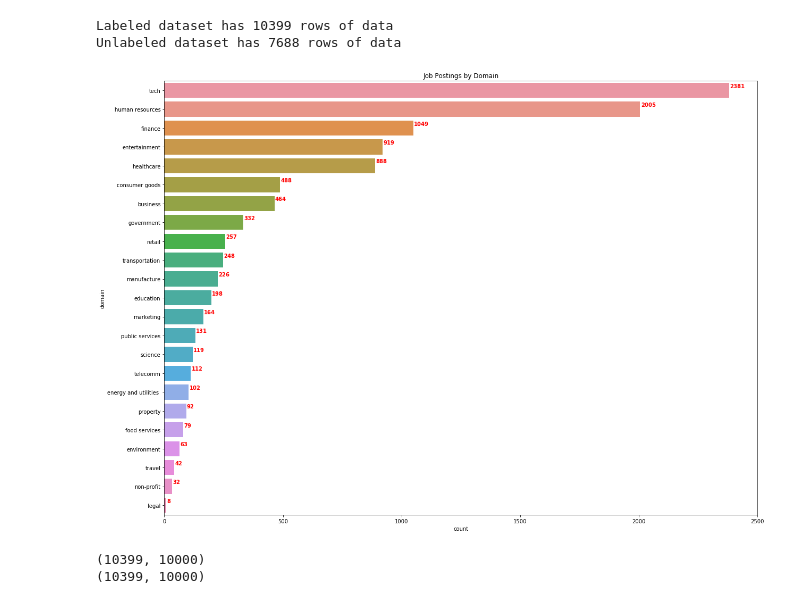
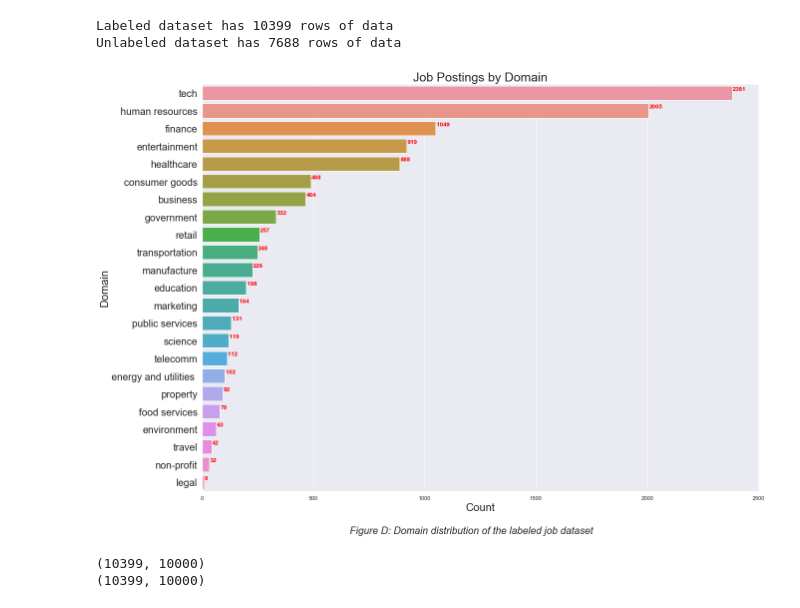
Before and after one commit to rachwyatt/capstone-project, a Jupyter notebook: model_notebooks/model_training_supervised.ipynb, the cells around one changed output. Cells and saved outputs as stored; diff of their text form; code cells hidden in the pictures.

```diff
--- a/model_notebooks/model_training_supervised.ipynb
+++ b/model_notebooks/model_training_supervised.ipynb
@@ -141,21 +141,27 @@ Unlabeled dataset has 7688 rows of data
 # %%
 # let's look at the number of job postings for each domain (from the labeled dataset)
 agg_df = labeled_df.job_domain.value_counts()
 plt.figure(figsize=(20,15))
+sns.set_theme()
 sns.barplot(agg_df, agg_df.index)
 
 # add annotation to each bar to show the counts
 for i, v in enumerate(agg_df):
     plt.text(v + 3, i -.15, str(v), color='red', fontweight='bold')
 
-plt.title('Job Postings by Domain')
-plt.ylabel('domain')
-plt.xlabel('count')
+# add title to the figure so it can be easily reference in our blog post
+plt.suptitle('Figure D: Domain distribution of the labeled job dataset', y=0.06, style='italic', fontsize=20)
+plt.title('Job Postings by Domain', fontsize=25)
+plt.ylabel('Domain', fontsize=22)
+plt.xlabel('Count', fontsize=22)
+plt.yticks(fontsize=20)
+
+plt.savefig("blog_visualizations/job_post_by_domain", dpi=300)
 plt.show()
 
 # Note: we have an imbalanced dataset!
 # %% [output]
-[figure, old version]
+[figure, new version]
 # %%
 # creating instance of labelencoder
 # this is to transform the categorical label(domain) into integers
```
Also changed, not shown: parts of 6 cells of this notebook, 7 other files.
